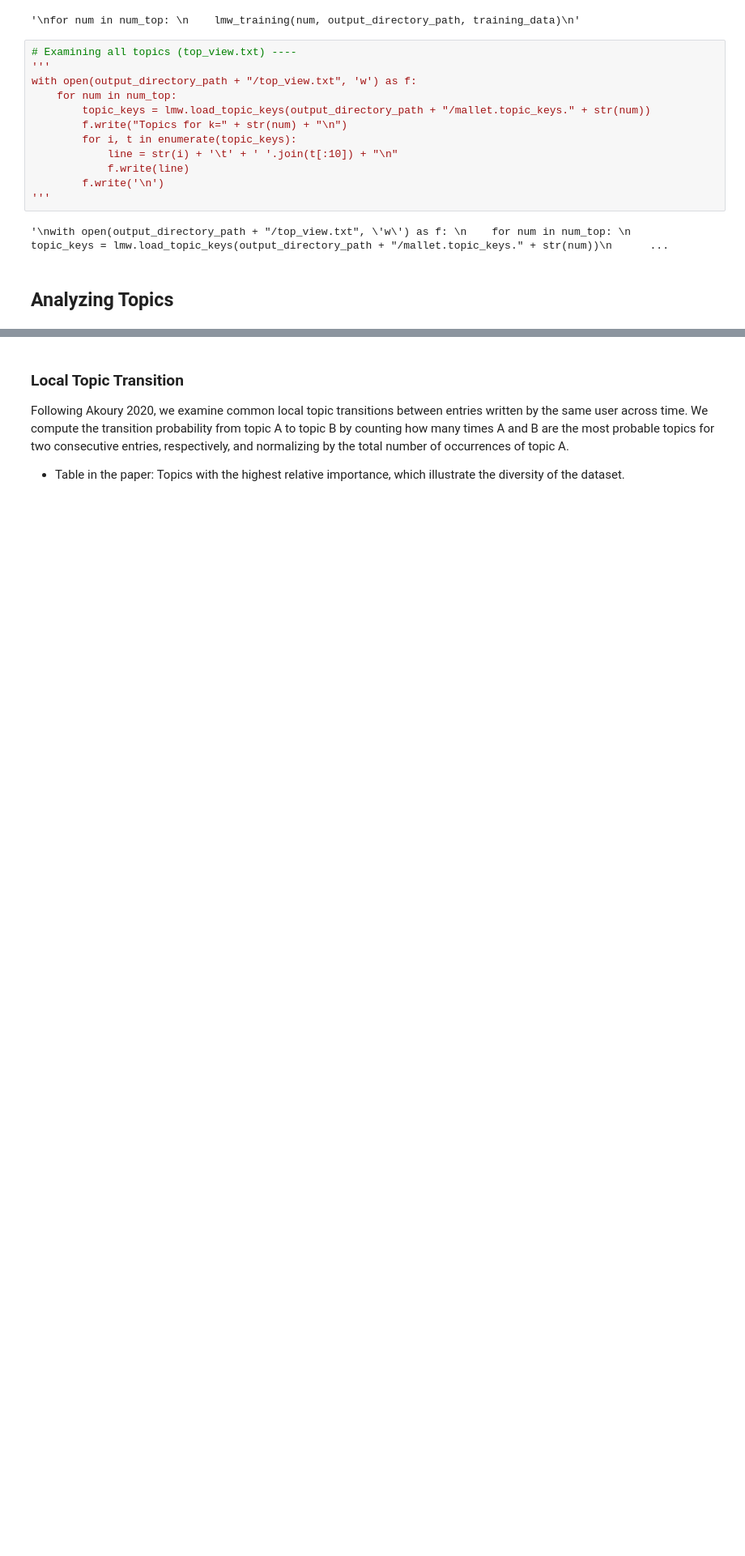
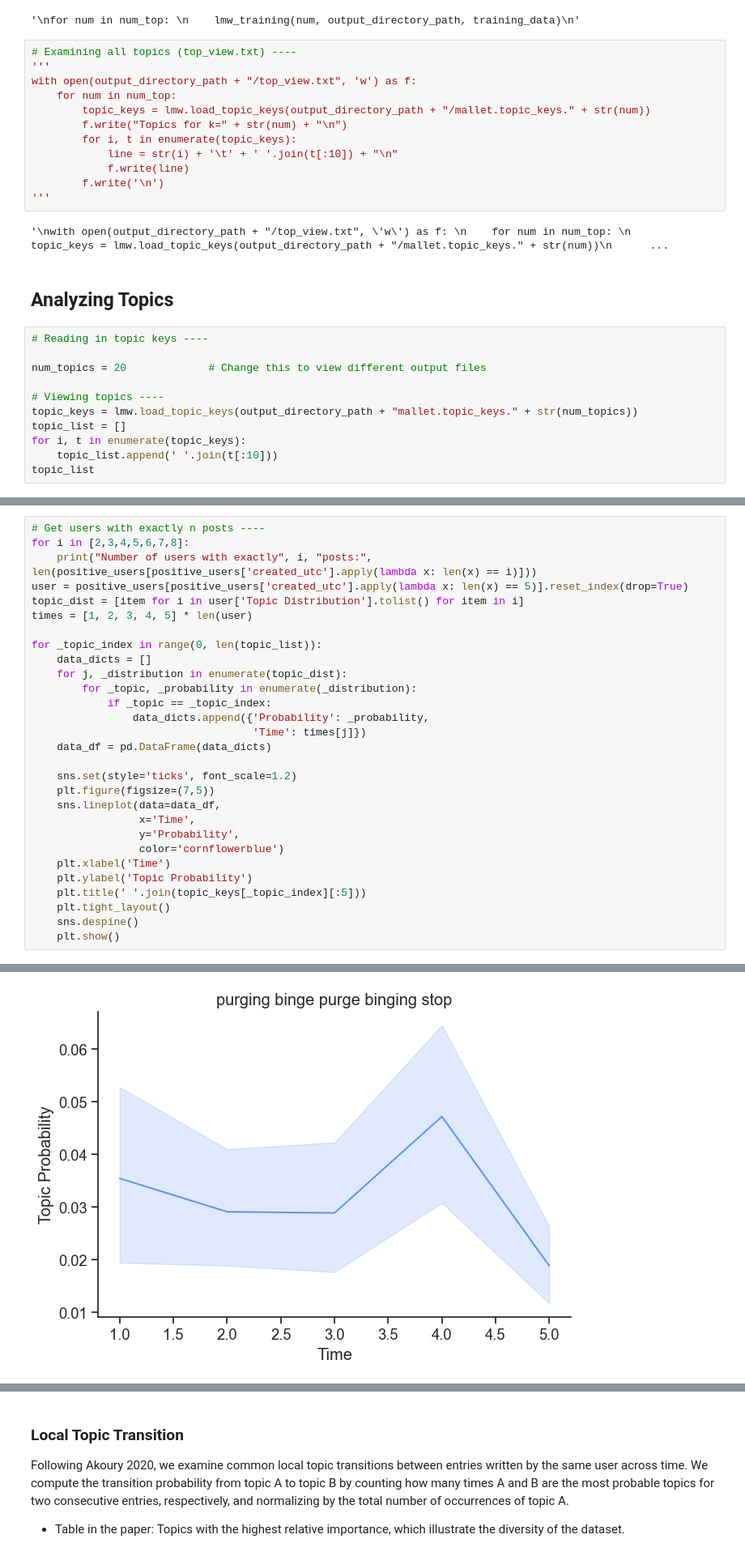
Before and after one commit to nguyentr17/cs685-narrative-analysis, a Jupyter notebook: topic-modeling/script/lmw_result.ipynb, the cells around one changed output, grey strips where cells are left out. Shown at 81% size. Saved outputs shown, nothing was run; the diff lists cells and outputs as text; blank space fills up the shorter version.

Commit message:
Global topic transition

```diff
--- a/topic-modeling/script/lmw_result.ipynb
+++ b/topic-modeling/script/lmw_result.ipynb
@@ -106,3 +107,14 @@ with open(output_directory_path + "/top_view.txt", 'w') as f:
 '\nwith open(output_directory_path + "/top_view.txt", \'w\') as f: \n    for num in num_top: \n        topic_keys = lmw.load_topic_keys(output_directory_path + "/mallet.topic_keys." + str(num))\n      ...
 # %% [markdown]
 ## Analyzing Topics
+# %%
+# Reading in topic keys ----
+
+num_topics = 20             # Change this to view different output files
+
+# Viewing topics ----
+topic_keys = lmw.load_topic_keys(output_directory_path + "mallet.topic_keys." + str(num_topics))
+topic_list = []
+for i, t in enumerate(topic_keys):
+    topic_list.append(' '.join(t[:10]))
+topic_list
@@ -108,0 +178,30 @@ with open(output_directory_path + "/top_view.txt", 'w') as f:
+# %%
+# Get users with exactly n posts ----
+for i in [2,3,4,5,6,7,8]:
+    print("Number of users with exactly", i, "posts:", len(positive_users[positive_users['created_utc'].apply(lambda x: len(x) == i)]))
+user = positive_users[positive_users['created_utc'].apply(lambda x: len(x) == 5)].reset_index(drop=True)
+topic_dist = [item for i in user['Topic Distribution'].tolist() for item in i]
+times = [1, 2, 3, 4, 5] * len(user)
+
+for _topic_index in range(0, len(topic_list)):
+    data_dicts = []
+    for j, _distribution in enumerate(topic_dist):
+        for _topic, _probability in enumerate(_distribution):
+            if _topic == _topic_index:
+                data_dicts.append({'Probability': _probability,
+                                   'Time': times[j]})
+    data_df = pd.DataFrame(data_dicts)
+
+    sns.set(style='ticks', font_scale=1.2)
+    plt.figure(figsize=(7,5))
+    sns.lineplot(data=data_df,
+                 x='Time',
+                 y='Probability',
+                 color='cornflowerblue')
+    plt.xlabel('Time')
+    plt.ylabel('Topic Probability')
+    plt.title(' '.join(topic_keys[_topic_index][:5]))
+    plt.tight_layout()
+    sns.despine()
+    plt.show()
+# %% [output]
@@ -108,0 +215 @@ with open(output_directory_path + "/top_view.txt", 'w') as f:
+[figure, added]
```
Also changed, not shown: parts of 16 cells of this notebook.
